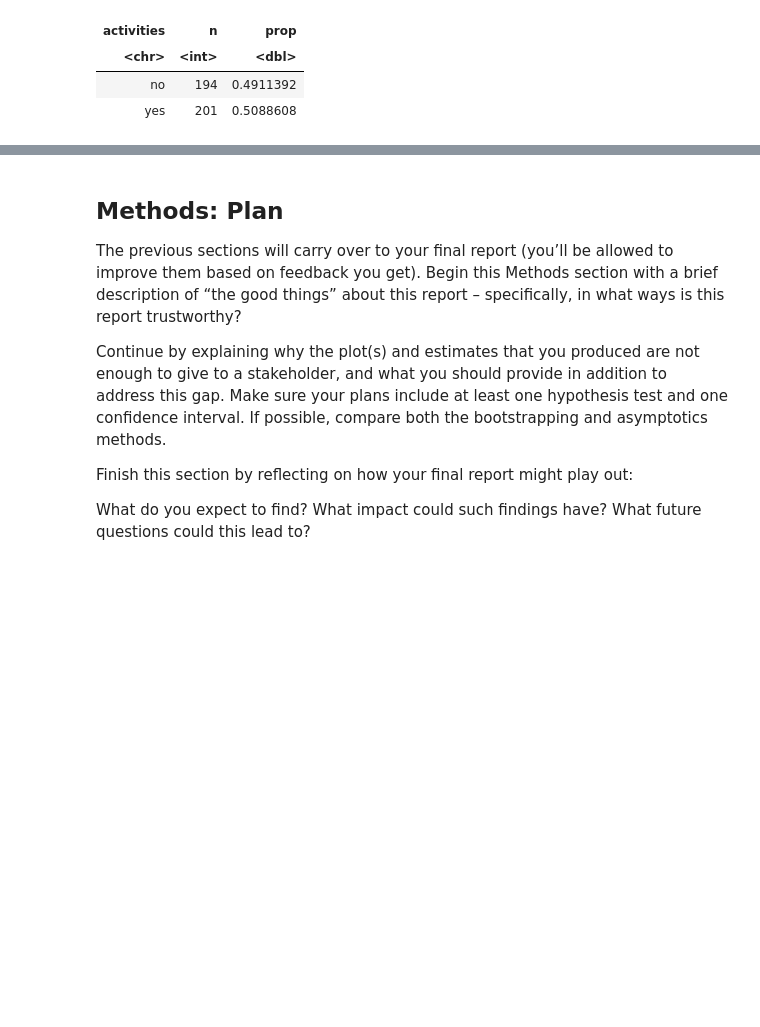
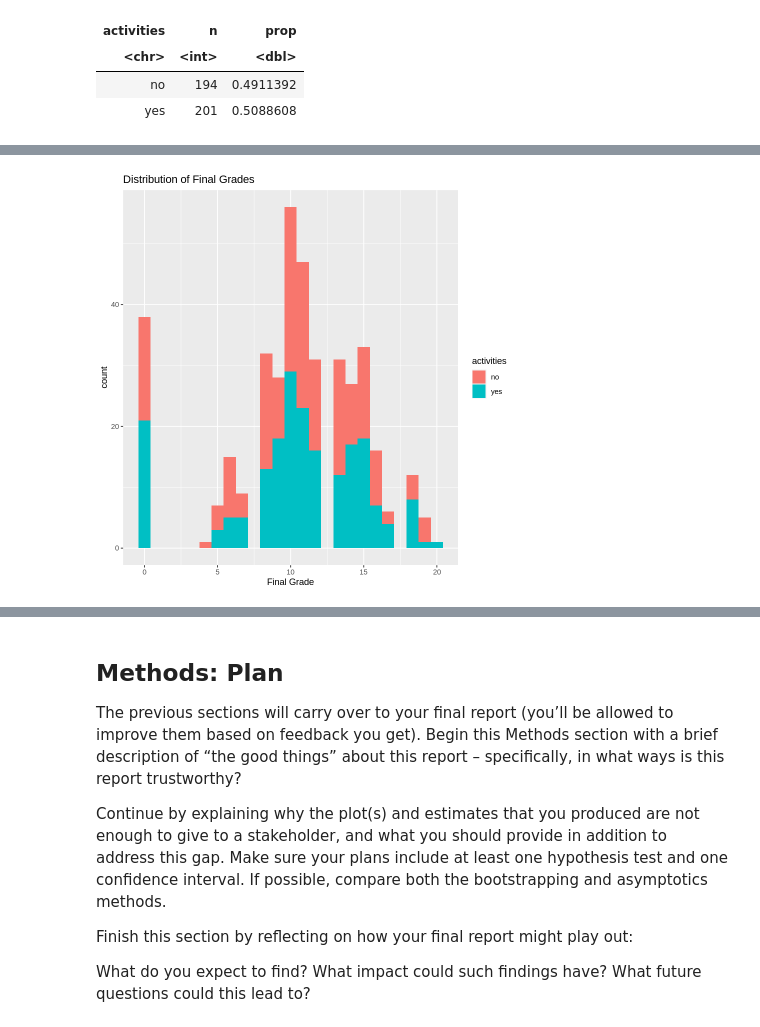
Before and after one commit to lhan0903/STAT201-Group-3, a Jupyter notebook: project-proposal.ipynb, the cells around one changed output, grey strips where cells are left out. Cells and saved outputs as stored; diff of their text form; code cells hidden in the pictures; blank space fills up the shorter version.

```diff
--- a/project-proposal.ipynb
+++ b/project-proposal.ipynb
@@ -134,0 +160,11 @@ A tibble: 2 × 2
+# %%
+# Create a histogram to visualize the distribution of grades
+students_grade_dist <- students_sample %>%
+    ggplot(aes(x = final_grade, fill = activities)) +
+    geom_histogram(bins = 25) +
+    xlab("Final Grade") +
+    ggtitle("Distribution of Final Grades")
+
+students_grade_dist
+# %% [output]
+[figure, added]
```
Also changed, not shown: parts of 12 cells of this notebook.
